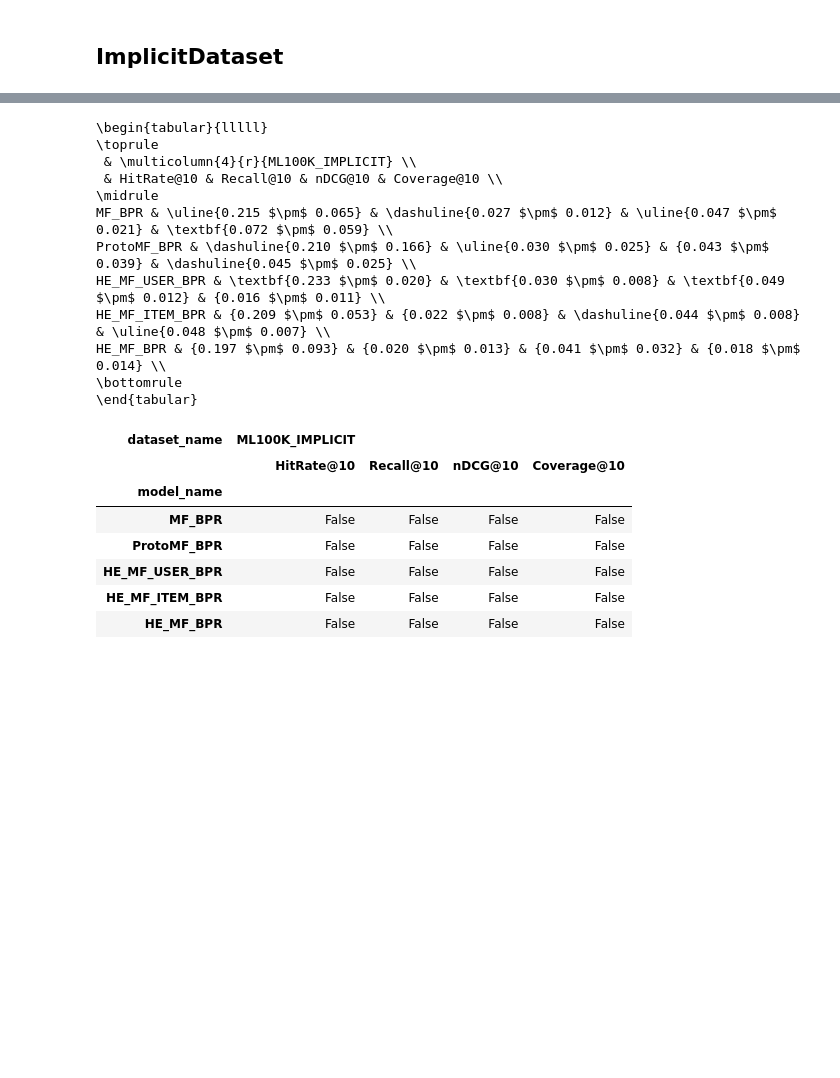
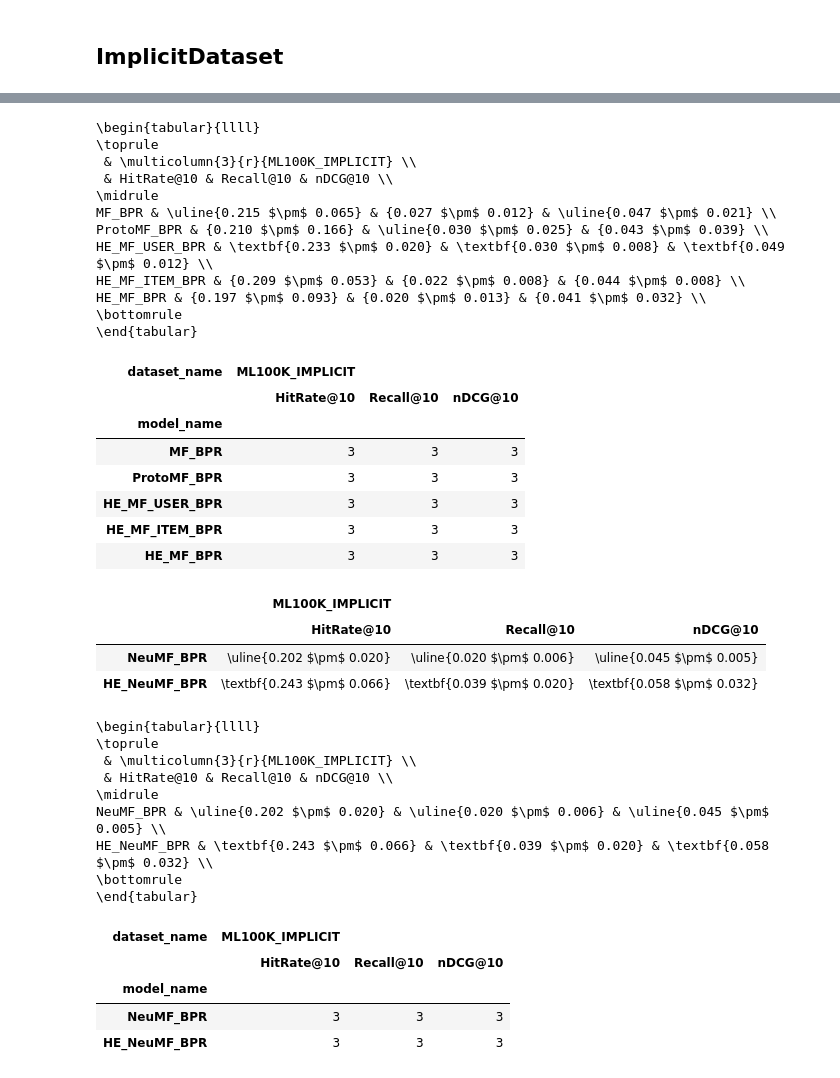
Before and after one commit to KaiSugahara/HERec, a Jupyter notebook: notebook/02_totallingTestResults.ipynb, the cells around one changed output, grey strips where cells are left out. Saved outputs shown, nothing was run; the diff lists cells and outputs as text; code cells hidden in the pictures; blank space fills up the shorter version.

```diff
--- a/notebook/02_totallingTestResults.ipynb
+++ b/notebook/02_totallingTestResults.ipynb
@@ -68,6 +68,9 @@ def getTestResults( datasetNameList, modelNameList, seedList, metricMap ):
     ).select(
         [pl.all().exclude("^metrics(.*?)$")] + [pl.col(f"metrics.{old_name}").alias(new_name) for old_name, new_name in metricMap.items()]
     )
+
+    if "RMSE" in df_TARGET.columns:
+        df_TARGET = df_TARGET.with_columns( np.sqrt(pl.col("RMSE")) )
 
     df_MEAN = df_TARGET.to_pandas().groupby(["dataset_name", "model_name"]).mean().reset_index()
     df_MEAN = df_MEAN.pivot_table( values=metricMap.values(), index="model_name", columns="dataset_name" ).swaplevel(axis=1)
@@ -150,9 +153,9 @@ def to_latex( df_MEAN, df_STD, ascending=True ):
 
     df_PREFIX = np.where( df_MEAN.rank(axis=0, ascending=ascending) == 1, "\\textbf{", "{" )
     df_PREFIX = np.where( df_MEAN.rank(axis=0, ascending=ascending) == 2, "\\uline{", df_PREFIX )
-    df_PREFIX = np.where( df_MEAN.rank(axis=0, ascending=ascending) == 3, "\\dashuline{", df_PREFIX )
+    # df_PREFIX = np.where( df_MEAN.rank(axis=0, ascending=ascending) == 3, "\\dashuline{", df_PREFIX )
     df_SUFFIX = np.where( df_MEAN.rank(axis=0, ascending=ascending) == 1, "}", "}" )
-    df_LATEX = df_PREFIX + df_MEAN.map( lambda s: '{:.3f}'.format(s) ) + " $\pm$ " + df_STD.map( lambda s: '{:.3f}'.format(s) ) + df_SUFFIX
+    df_LATEX = df_PREFIX + df_MEAN.applymap( lambda s: '{:.3f}'.format(s) ) + " $\pm$ " + df_STD.applymap( lambda s: '{:.3f}'.format(s) ) + df_SUFFIX
     df_LATEX.index.name = None
     df_LATEX.columns.names = (None, None)
 
@@ -240,13 +244,21 @@ k_wise_visualize( df_MEAN, df_COUNT )
 # %%
+datasetNameList = ["ML100K_IMPLICIT"]
+
 df_MEAN, df_STD, df_COUNT, df_STATS = getTestResults(
-
-    datasetNameList = ["ML100K_IMPLICIT"],
+    datasetNameList = datasetNameList,
     modelNameList = ["MF_BPR", "ProtoMF_BPR", "HE_MF_USER_BPR", "HE_MF_ITEM_BPR", "HE_MF_BPR"],
     seedList = range(3),
-    metricMap = { f"{metricName}_{k}": f"{metricName}@{k}" for metricName in ["HitRate", "Recall", "nDCG", "Coverage"] for k in [10] },
+    metricMap = { f"{metricName}_{k}": f"{metricName}@{k}" for metricName in ["HitRate", "Recall", "nDCG"] for k in [10] },
+)
+to_latex(df_MEAN, df_STD, False)
+display(df_COUNT)
 
+df_MEAN, df_STD, df_COUNT, df_STATS = getTestResults(
+    datasetNameList = datasetNameList,
+    modelNameList = ["NeuMF_BPR", "HE_NeuMF_BPR"],
+    seedList = range(3),
+    metricMap = { f"{metricName}_{k}": f"{metricName}@{k}" for metricName in ["HitRate", "Recall", "nDCG"] for k in [10] },
 )
-
 to_latex(df_MEAN, df_STD, False)
-display(df_STATS < 0.05)
+display(df_COUNT)
 # %% [output]
@@ -260,20 +272,38 @@ display(df_STATS < 0.05)
-\begin{tabular}{lllll}
+\begin{tabular}{llll}
 \toprule
- & \multicolumn{4}{r}{ML100K_IMPLICIT} \\
- & HitRate@10 & Recall@10 & nDCG@10 & Coverage@10 \\
+ & \multicolumn{3}{r}{ML100K_IMPLICIT} \\
+ & HitRate@10 & Recall@10 & nDCG@10 \\
 \midrule
-MF_BPR & \uline{0.215 $\pm$ 0.065} & \dashuline{0.027 $\pm$ 0.012} & \uline{0.047 $\pm$ 0.021} & \textbf{0.072 $\pm$ 0.059} \\
-ProtoMF_BPR & \dashuline{0.210 $\pm$ 0.166} & \uline{0.030 $\pm$ 0.025} & {0.043 $\pm$ 0.039} & \dashuline{0.045 $\pm$ 0.025} \\
-HE_MF_USER_BPR & \textbf{0.233 $\pm$ 0.020} & \textbf{0.030 $\pm$ 0.008} & \textbf{0.049 $\pm$ 0.012} & {0.016 $\pm$ 0.011} \\
-HE_MF_ITEM_BPR & {0.209 $\pm$ 0.053} & {0.022 $\pm$ 0.008} & \dashuline{0.044 $\pm$ 0.008} & \uline{0.048 $\pm$ 0.007} \\
-HE_MF_BPR & {0.197 $\pm$ 0.093} & {0.020 $\pm$ 0.013} & {0.041 $\pm$ 0.032} & {0.018 $\pm$ 0.014} \\
+MF_BPR & \uline{0.215 $\pm$ 0.065} & {0.027 $\pm$ 0.012} & \uline{0.047 $\pm$ 0.021} \\
+ProtoMF_BPR & {0.210 $\pm$ 0.166} & \uline{0.030 $\pm$ 0.025} & {0.043 $\pm$ 0.039} \\
+HE_MF_USER_BPR & \textbf{0.233 $\pm$ 0.020} & \textbf{0.030 $\pm$ 0.008} & \textbf{0.049 $\pm$ 0.012} \\
+HE_MF_ITEM_BPR & {0.209 $\pm$ 0.053} & {0.022 $\pm$ 0.008} & {0.044 $\pm$ 0.008} \\
+HE_MF_BPR & {0.197 $\pm$ 0.093} & {0.020 $\pm$ 0.013} & {0.041 $\pm$ 0.032} \\
 \bottomrule
 \end{tabular}
-| dataset_name | ML100K_IMPLICIT |  |  |  |
-|  | HitRate@10 | Recall@10 | nDCG@10 | Coverage@10 |
-| model_name |  |  |  |  |
-| MF_BPR | False | False | False | False |
-| ProtoMF_BPR | False | False | False | False |
-| HE_MF_USER_BPR | False | False | False | False |
-| HE_MF_ITEM_BPR | False | False | False | False |
-| HE_MF_BPR | False | False | False | False |
+| dataset_name | ML100K_IMPLICIT |  |  |
+|  | HitRate@10 | Recall@10 | nDCG@10 |
+| model_name |  |  |  |
+| MF_BPR | 3 | 3 | 3 |
+| ProtoMF_BPR | 3 | 3 | 3 |
+| HE_MF_USER_BPR | 3 | 3 | 3 |
+| HE_MF_ITEM_BPR | 3 | 3 | 3 |
+| HE_MF_BPR | 3 | 3 | 3 |
+|  | ML100K_IMPLICIT |  |  |
+|  | HitRate@10 | Recall@10 | nDCG@10 |
+| NeuMF_BPR | \uline{0.202 $\pm$ 0.020} | \uline{0.020 $\pm$ 0.006} | \uline{0.045 $\pm$ 0.005} |
+| HE_NeuMF_BPR | \textbf{0.243 $\pm$ 0.066} | \textbf{0.039 $\pm$ 0.020} | \textbf{0.058 $\pm$ 0.032} |
+\begin{tabular}{llll}
+\toprule
+ & \multicolumn{3}{r}{ML100K_IMPLICIT} \\
+ & HitRate@10 & Recall@10 & nDCG@10 \\
+\midrule
+NeuMF_BPR & \uline{0.202 $\pm$ 0.020} & \uline{0.020 $\pm$ 0.006} & \uline{0.045 $\pm$ 0.005} \\
+HE_NeuMF_BPR & \textbf{0.243 $\pm$ 0.066} & \textbf{0.039 $\pm$ 0.020} & \textbf{0.058 $\pm$ 0.032} \\
+\bottomrule
+\end{tabular}
+| dataset_name | ML100K_IMPLICIT |  |  |
+|  | HitRate@10 | Recall@10 | nDCG@10 |
+| model_name |  |  |  |
+| NeuMF_BPR | 3 | 3 | 3 |
+| HE_NeuMF_BPR | 3 | 3 | 3 |
```
Also changed, not shown: parts of 13 cells of this notebook.
